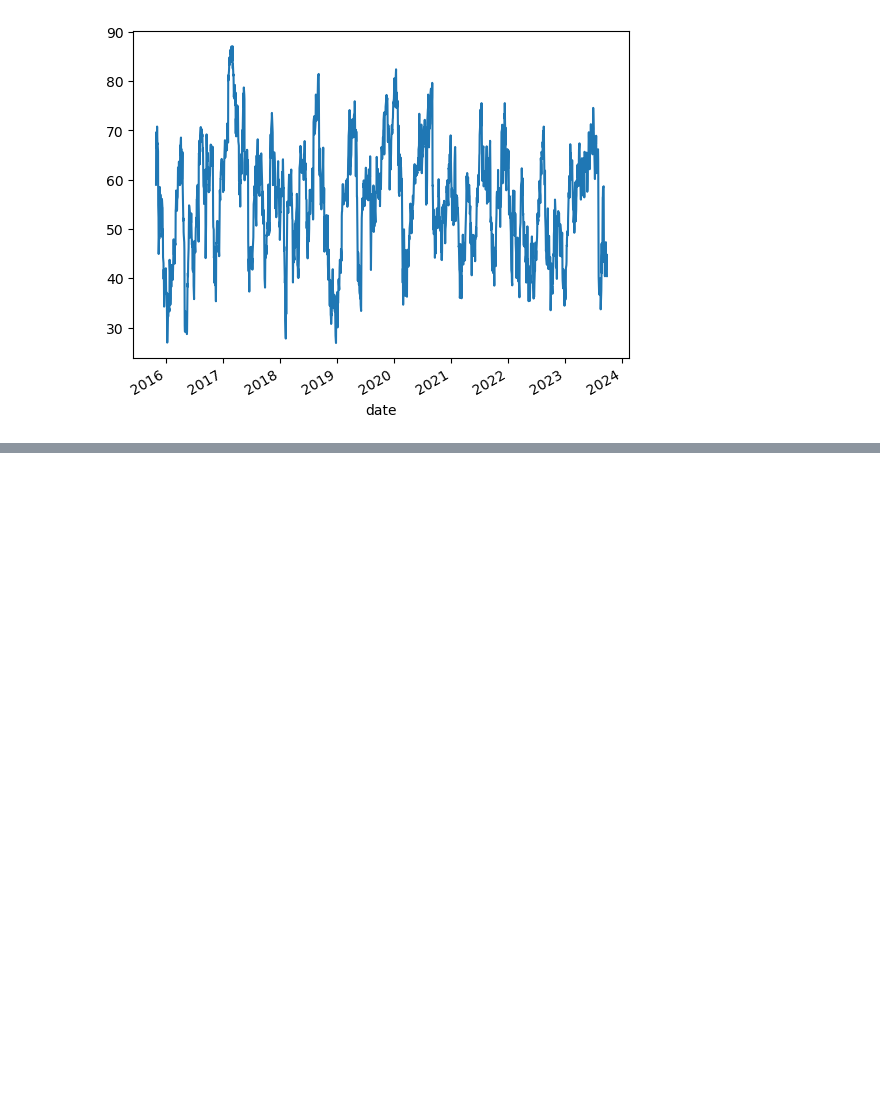
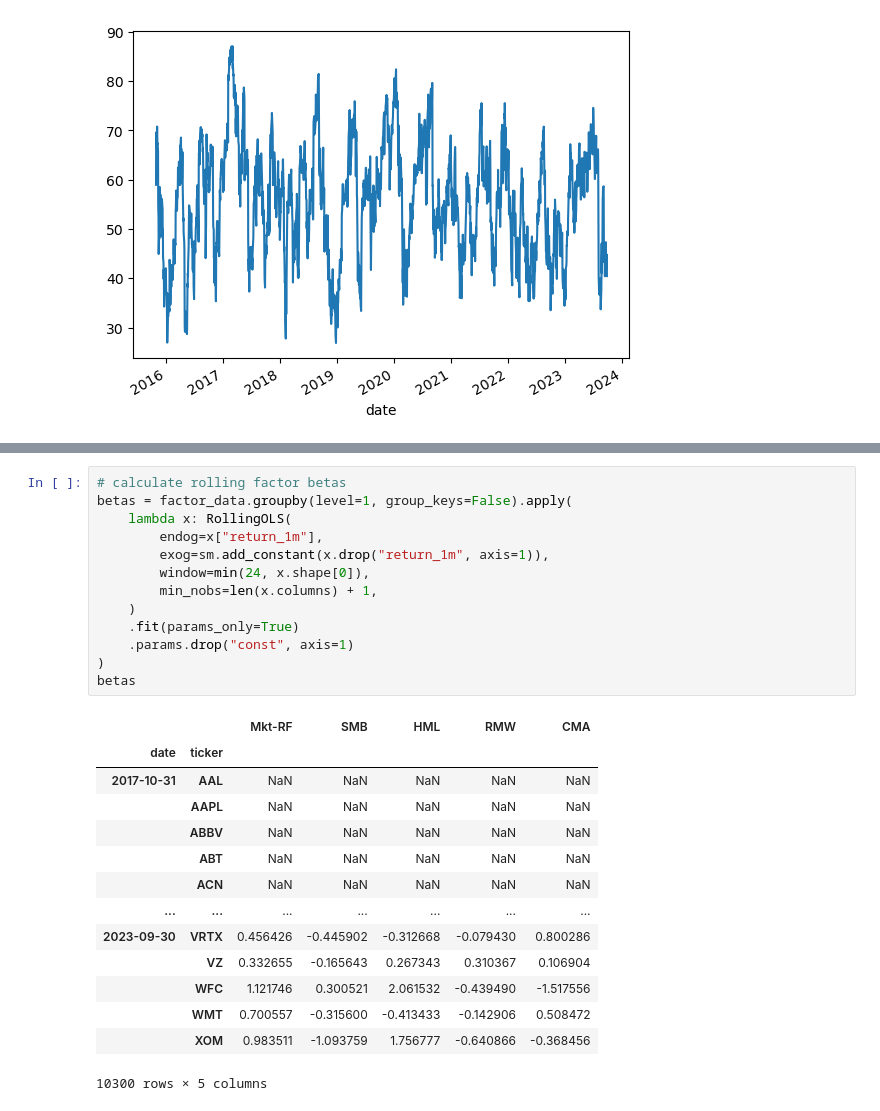
Before and after one commit to cshen05/Personal-Projects, a Jupyter notebook: Unsupervised Learning Trading Strategy.ipynb, the cells around one changed output, grey strips where cells are left out. Drawn from its saved outputs; the diff is of its cells as text; blank space fills up the shorter version.

```diff
--- a/Unsupervised Learning Trading Strategy.ipynb
+++ b/Unsupervised Learning Trading Strategy.ipynb
@@ -285,0 +355,28 @@ data
+# %%
+# calculate rolling factor betas
+betas = factor_data.groupby(level=1, group_keys=False).apply(
+    lambda x: RollingOLS(
+        endog=x["return_1m"],
+        exog=sm.add_constant(x.drop("return_1m", axis=1)),
+        window=min(24, x.shape[0]),
+        min_nobs=len(x.columns) + 1,
+    )
+    .fit(params_only=True)
+    .params.drop("const", axis=1)
+)
+betas
+# %% [output]
+|  |  | Mkt-RF | SMB | HML | RMW | CMA |
+| date | ticker |  |  |  |  |  |
+| 2017-10-31 | AAL | NaN | NaN | NaN | NaN | NaN |
+|  | AAPL | NaN | NaN | NaN | NaN | NaN |
+|  | ABBV | NaN | NaN | NaN | NaN | NaN |
+|  | ABT | NaN | NaN | NaN | NaN | NaN |
+|  | ACN | NaN | NaN | NaN | NaN | NaN |
+| ... | ... | ... | ... | ... | ... | ... |
+| 2023-09-30 | VRTX | 0.456426 | -0.445902 | -0.312668 | -0.079430 | 0.800286 |
+|  | VZ | 0.332655 | -0.165643 | 0.267343 | 0.310367 | 0.106904 |
+|  | WFC | 1.121746 | 0.300521 | 2.061532 | -0.439490 | -1.517556 |
+|  | WMT | 0.700557 | -0.315600 | -0.413433 | -0.142906 | 0.508472 |
+|  | XOM | 0.983511 | -1.093759 | 1.756777 | -0.640866 | -0.368456 |
+10300 rows × 5 columns
```
Also changed, not shown: parts of 17 cells of this notebook.
